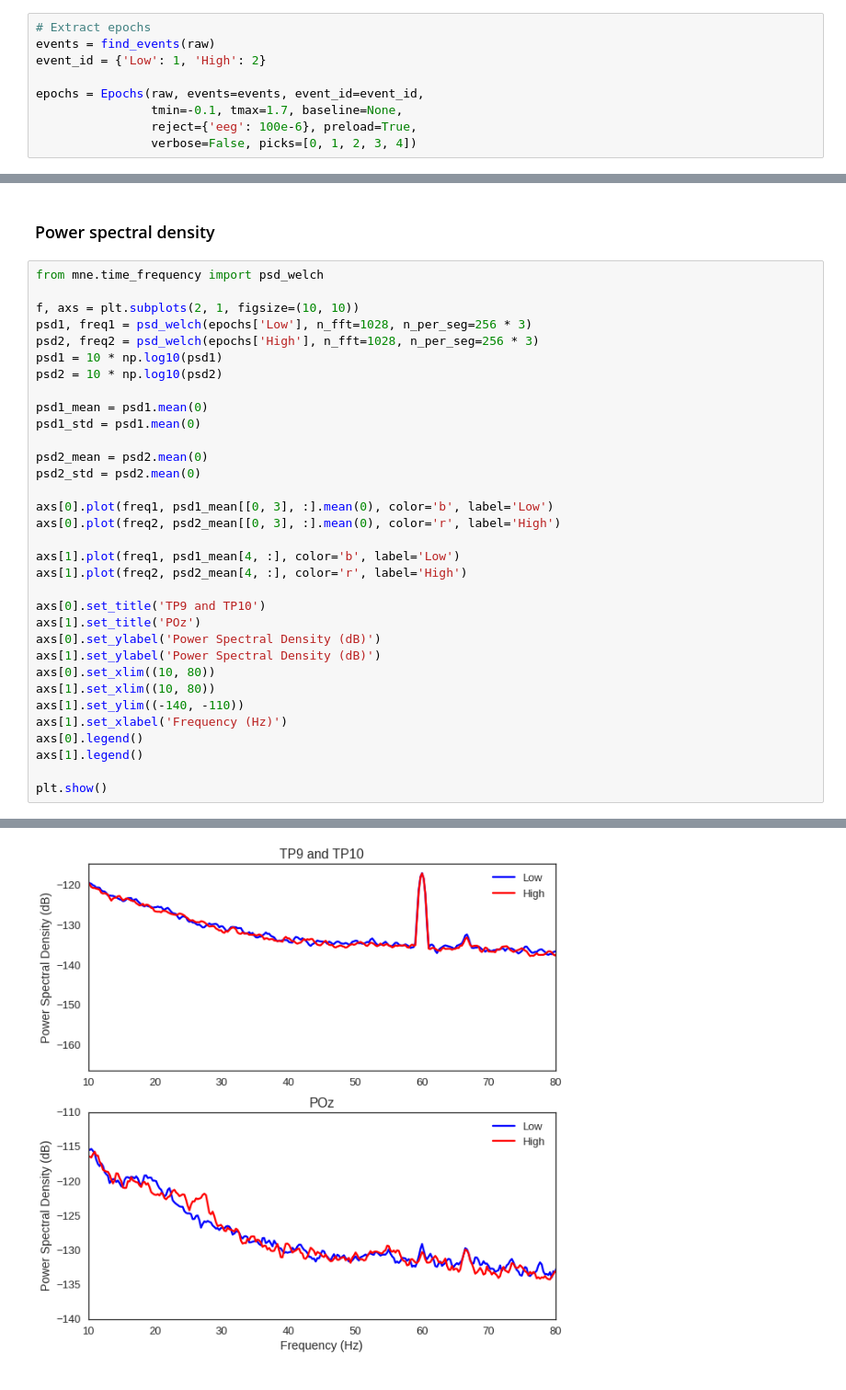
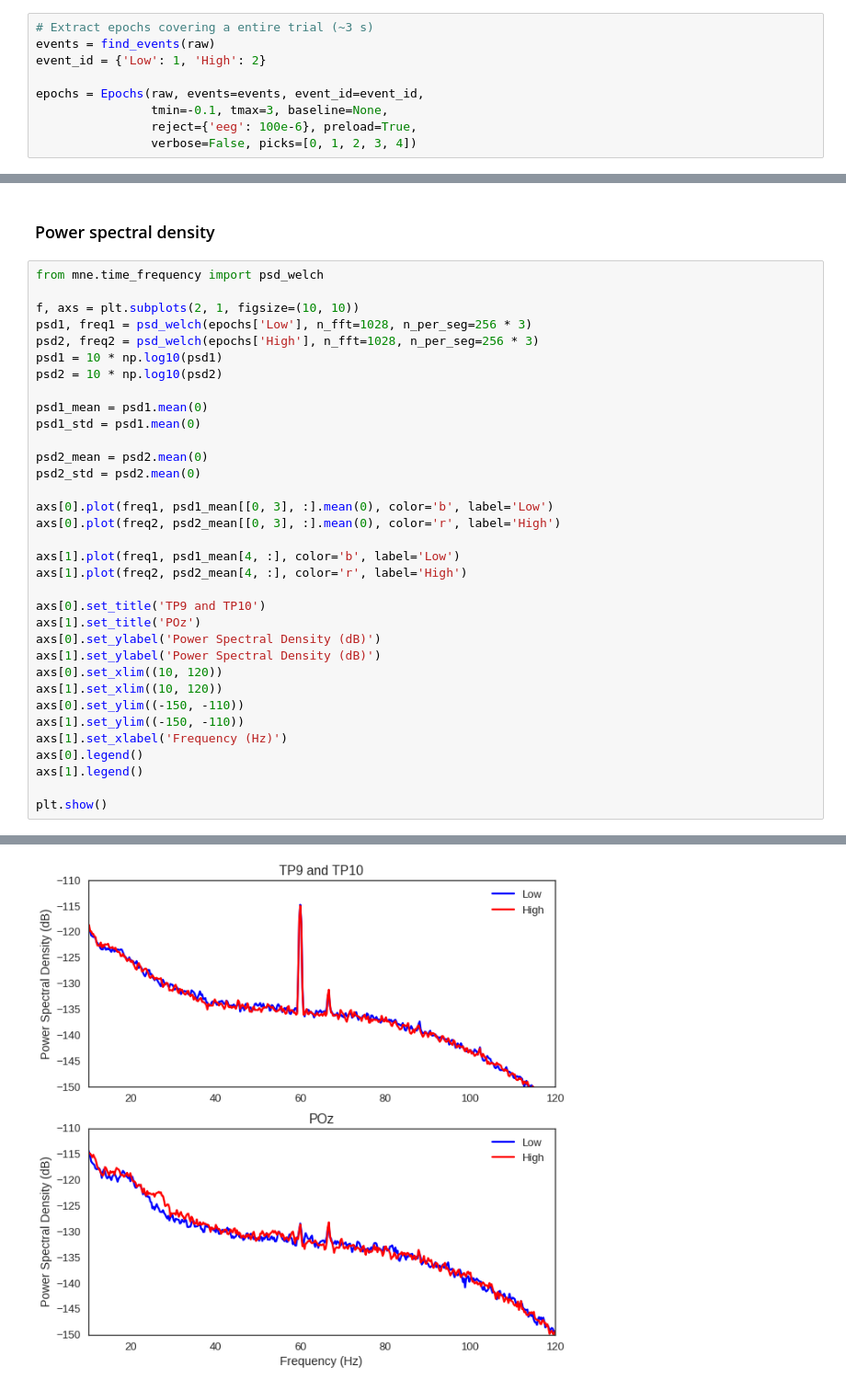
Before and after one commit to alexandrebarachant/muse-lsl, a Jupyter notebook: notebooks/Spatial Frequency Task with Muse.ipynb, the cells around one changed output, grey strips where cells are left out. Shown at 92% size. Drawn from its saved outputs; the diff is of its cells as text.

```diff
--- a/notebooks/Spatial Frequency Task with Muse.ipynb
+++ b/notebooks/Spatial Frequency Task with Muse.ipynb
@@ -119,10 +126,10 @@ Oscillatory activity in the beta and gamma bands is expected during the presenta
 # %%
-# Extract epochs
+# Extract epochs covering a entire trial (~3 s)
 events = find_events(raw)
 event_id = {'Low': 1, 'High': 2}
 
 epochs = Epochs(raw, events=events, event_id=event_id,
-                tmin=-0.1, tmax=1.7, baseline=None,
+                tmin=-0.1, tmax=3, baseline=None,
                 reject={'eeg': 100e-6}, preload=True,
                 verbose=False, picks=[0, 1, 2, 3, 4])
 # %% [output]
@@ -136,34 +143,35 @@ from mne.time_frequency import psd_welch
 f, axs = plt.subplots(2, 1, figsize=(10, 10))
 psd1, freq1 = psd_welch(epochs['Low'], n_fft=1028, n_per_seg=256 * 3)
 psd2, freq2 = psd_welch(epochs['High'], n_fft=1028, n_per_seg=256 * 3)
 psd1 = 10 * np.log10(psd1)
 psd2 = 10 * np.log10(psd2)
 
 psd1_mean = psd1.mean(0)
 psd1_std = psd1.mean(0)
 
 psd2_mean = psd2.mean(0)
 psd2_std = psd2.mean(0)
 
 axs[0].plot(freq1, psd1_mean[[0, 3], :].mean(0), color='b', label='Low')
 axs[0].plot(freq2, psd2_mean[[0, 3], :].mean(0), color='r', label='High')
 
 axs[1].plot(freq1, psd1_mean[4, :], color='b', label='Low')
 axs[1].plot(freq2, psd2_mean[4, :], color='r', label='High')
 
 axs[0].set_title('TP9 and TP10')
 axs[1].set_title('POz')
 axs[0].set_ylabel('Power Spectral Density (dB)')
 axs[1].set_ylabel('Power Spectral Density (dB)')
-axs[0].set_xlim((10, 80))
-axs[1].set_xlim((10, 80))
-axs[1].set_ylim((-140, -110))
+axs[0].set_xlim((10, 120))
+axs[1].set_xlim((10, 120))
+axs[0].set_ylim((-150, -110))
+axs[1].set_ylim((-150, -110))
 axs[1].set_xlabel('Frequency (Hz)')
 axs[0].legend()
 axs[1].legend()
 
 plt.show()
 # %% [output]
 Effective window size : 4.016 (s)
 Effective window size : 4.016 (s)
-[figure, old version]
+[figure, new version]
```
Also changed, not shown: parts of 18 cells of this notebook, 24 other files.
